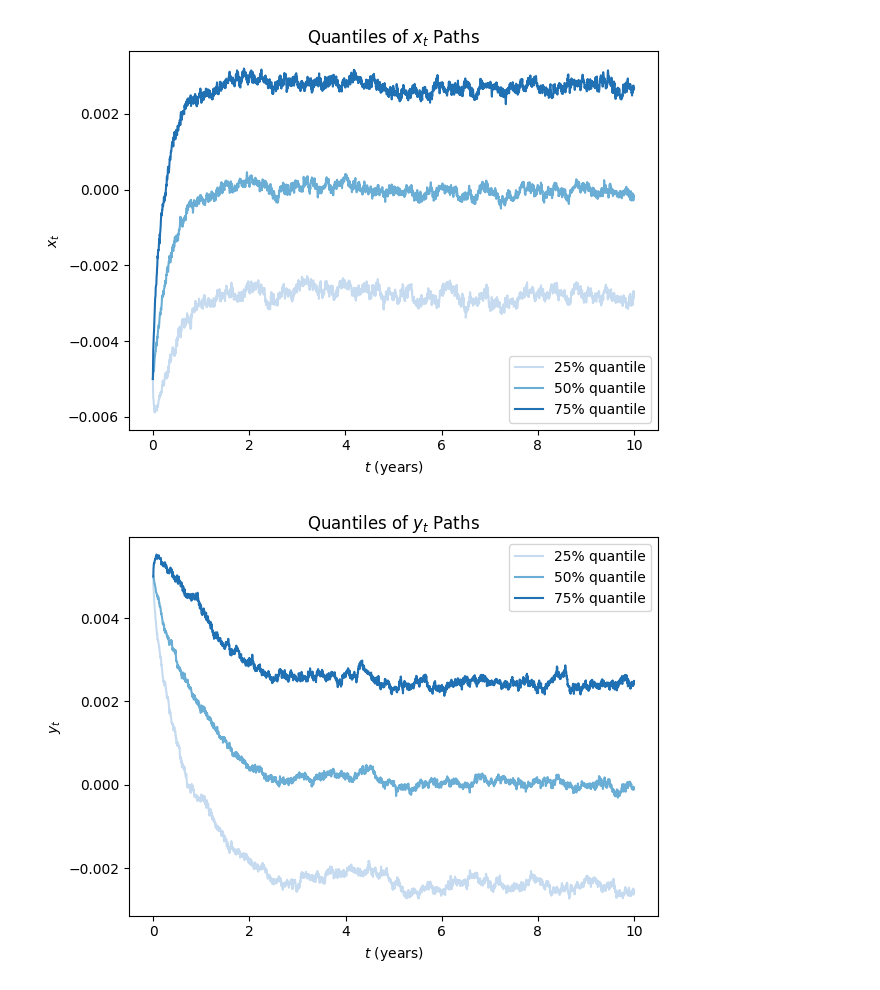
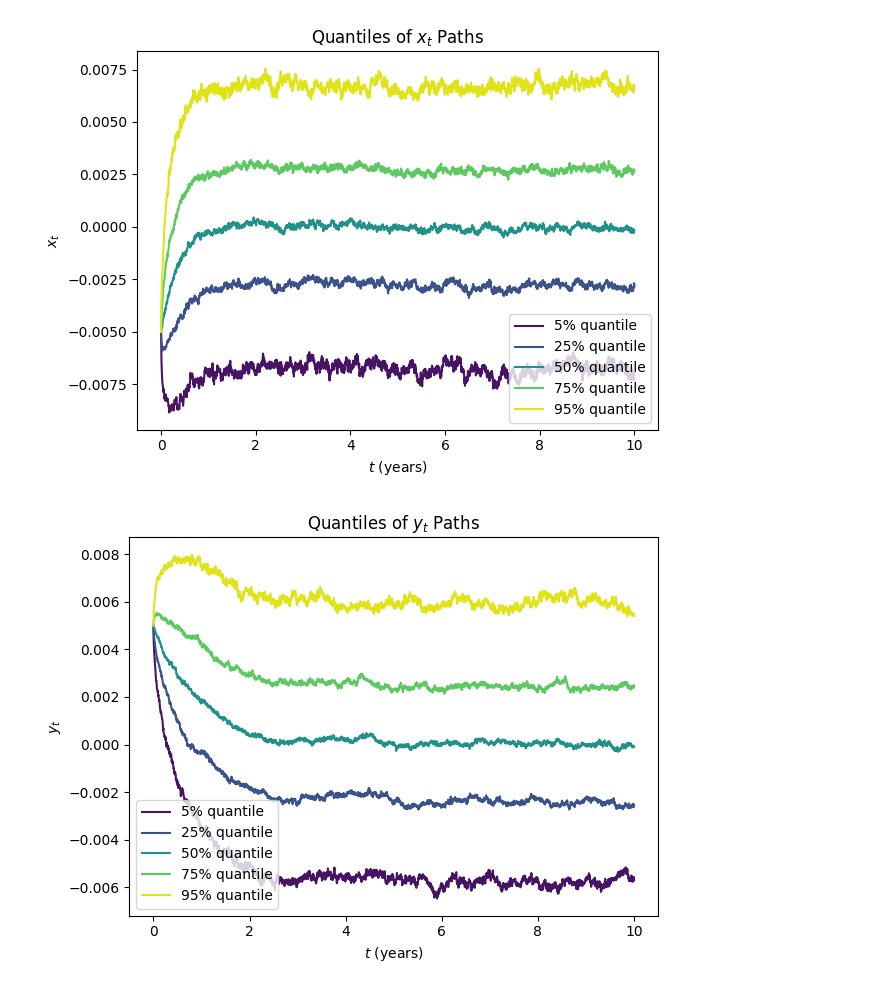
Before and after one commit to joshuakim314/MMF1928, a Jupyter notebook: Project 3/mmf1928_a3.ipynb, the cells around one changed output. Cells and saved outputs as stored; diff of their text form; code cells hidden in the pictures.

Commit message:
A3 Q4 plots

```diff
--- a/Project 3/mmf1928_a3.ipynb
+++ b/Project 3/mmf1928_a3.ipynb
@@ -18,7 +19,7 @@ def sim(r_0, drift, diffusion, N, T, N_paths):
     return paths
 
 
-def get_phi(t, a, b, lambda_):
+def phi_func(t, a, b, lambda_):
     return a + b*((1 - np.exp(-lambda_*t))/(lambda_*t) - np.exp(-lambda_*t))
 
 
@@ -33,6 +34,15 @@ def get_yield(r, N, delta_t=1/252, conf_alpha=0.05):
     # yield_rate = np.mean(yield_rates)
     # yield_rate_ci = (yield_rate - np.std(yield_rates, ddof=1)*norm.ppf(1 - conf_alpha/2)/np.sqrt(r.shape[0]), yield_rate + np.std(yield_rates, ddof=1)*norm.ppf(1 - conf_alpha/2)/np.sqrt(r.shape[0]))
     return yield_rate, yield_rate_ci
+
+
+def analytical_bond_price(x, y, t, T, phi_func, alpha, beta, sigma, eta, a, b, lambda_):
+    tau = T - t
+    Phi, err = integrate.quad(phi_func, t, T, args=(a, b, lambda_))
+    A = -Phi + sigma**2 * ((2*alpha*tau - np.exp(-2*alpha*tau) + 4*np.exp(-alpha*tau) - 3) / (4 * alpha**3)) + eta**2 * ((2*beta*tau - np.exp(-2*beta*tau) + 4*np.exp(-beta*tau) - 3) / (4 * beta**3))
+    B = (1 - np.exp(-alpha*tau)) / alpha
+    C = (1 - np.exp(-beta*tau)) / beta
+    return np.exp(A - B*x - C*y)
 # %%
 """Q2 main run"""
 np.random.seed(1928)
@@ -48,7 +58,7 @@ b = 0.05
 lambda_ = 0.75
 
 t = np.linspace(0, 10, 2521)
-phi = get_phi(t, a, b, lambda_)
+phi = phi_func(t, a, b, lambda_)
 x = sim(x_0, alpha, sigma, 2520, 10, 1000)
 y = sim(y_0, beta, eta, 2520, 10, 1000)
 r = phi + x + y
@@ -64,8 +74,8 @@ r = phi + x + y
 # plt.show()
 # fig.savefig("media/sample_paths.png")
 
-quantiles = [0.25, 0.5, 0.75]  # [0.1, 0.25, 0.5, 0.75, 0.9]
-cmap = matplotlib.cm.get_cmap('Blues')
+quantiles = [0.05, 0.25, 0.5, 0.75, 0.95]
+cmap = matplotlib.cm.get_cmap('viridis')
 
 fig, ax = plt.subplots()
 for quantile in quantiles:
@@ -73,32 +83,32 @@ for quantile in quantiles:
 # ax.plot(t, x[-1], label=f"sample $x_t$ path", alpha=0.3, color='k')
 ax.set(xlabel='$t$ (years)', ylabel='$x_t$')
 ax.set_title("Quantiles of $x_t$ Paths")
 ax.legend()
 plt.tight_layout()
 plt.show()
 fig.savefig("media/x_t.png")
 
 fig, ax = plt.subplots()
 for quantile in quantiles:
     ax.plot(t, np.quantile(y, quantile, axis=0), label=f"{int(quantile*100)}% quantile", color=cmap(quantile))
 # ax.plot(t, y[-1], label=f"sample $y_t$ path", alpha=0.3, color='k')
 ax.set(xlabel='$t$ (years)', ylabel='$y_t$')
 ax.set_title("Quantiles of $y_t$ Paths")
 ax.legend()
 plt.tight_layout()
 plt.show()
 fig.savefig("media/y_t.png")
 
 fig, ax = plt.subplots()
 for quantile in quantiles:
     ax.plot(t, np.quantile(r, quantile, axis=0), label=f"{int(quantile*100)}% quantile", color=cmap(quantile))
 # ax.plot(t, r[-1], label=f"sample $r_t$ path", alpha=0.3, color='k')
 ax.set(xlabel='$t$ (years)', ylabel='$r_t$')
 ax.set_title("Quantiles of $r_t$ Paths")
 ax.legend()
 plt.tight_layout()
 plt.show()
 fig.savefig("media/r_t.png")
 # %% [output]
-[figure, old version]
+[figure, new version]
-[figure, old version]
+[figure, new version]
```
Also changed, not shown: parts of 5 cells of this notebook, 8 other files.
